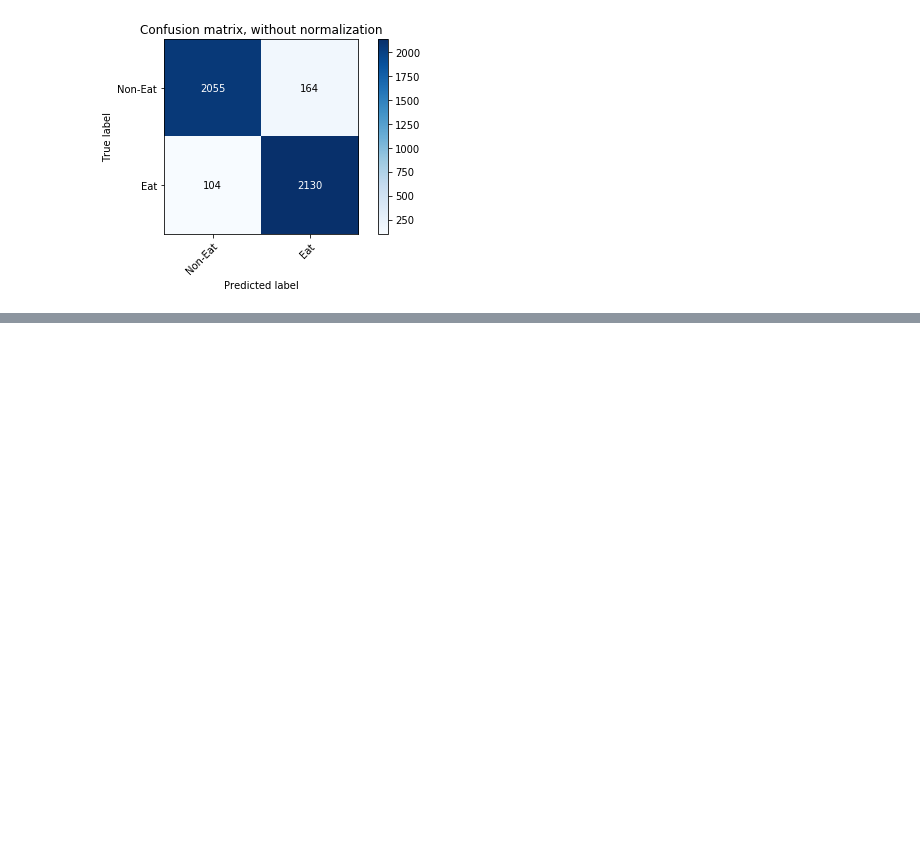
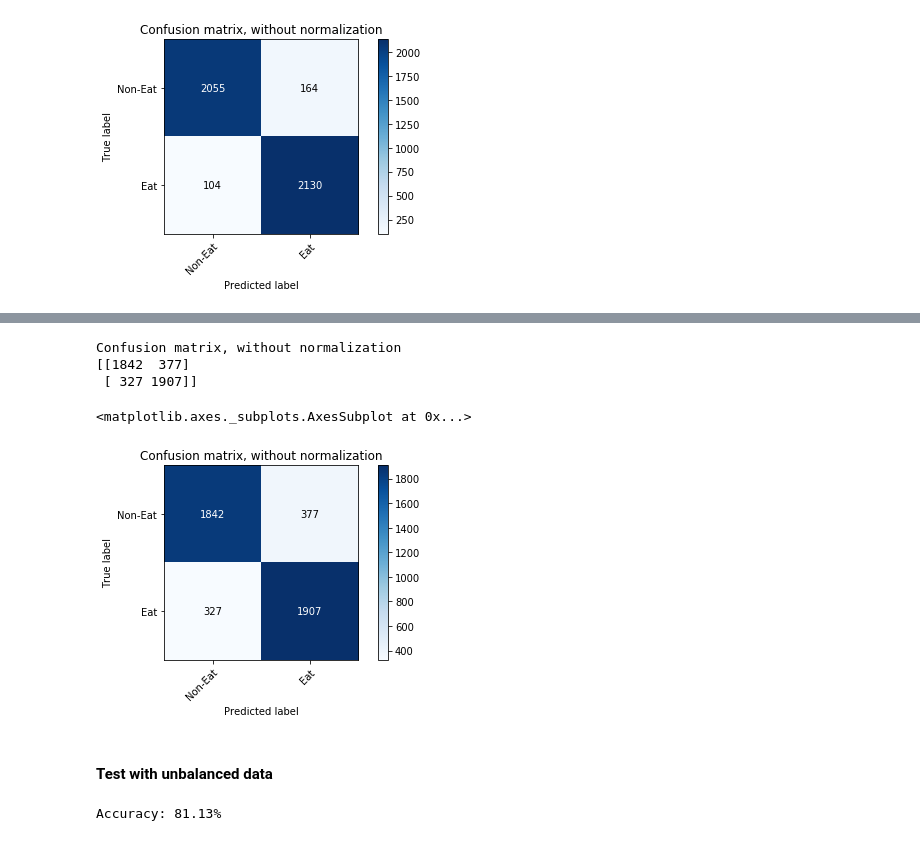
Before and after one commit to S-Choudhuri/CSE535, a Jupyter notebook: Project/Classification.ipynb, the cells around one changed output, grey strips where cells are left out. Cells and saved outputs as stored; diff of their text form; code cells hidden in the pictures; blank space fills up the shorter version.

```diff
--- a/Project/Classification.ipynb
+++ b/Project/Classification.ipynb
@@ -274,0 +362,17 @@ Confusion matrix, without normalization
+# %%
+plot_confusion_matrix(y_train, preds_val_train,np.array(['Non-Eat','Eat']))
+# %% [output]
+Confusion matrix, without normalization
+[[1842  377]
+ [ 327 1907]]
+<matplotlib.axes._subplots.AxesSubplot at 0x...>
+[figure, added]
+# %% [markdown]
+#### Test with unbalanced data
+# %%
+from sklearn.metrics import accuracy_score
+preds_val = model.predict(X_unbalanced_new)
+accuracy = accuracy_score(Y_unbalancedData, preds_val)
+print("Accuracy: %.2f%%" % (accuracy * 100.0))
+# %% [output]
+Accuracy: 81.13%
```
Also changed, not shown: parts of 12 cells of this notebook.
